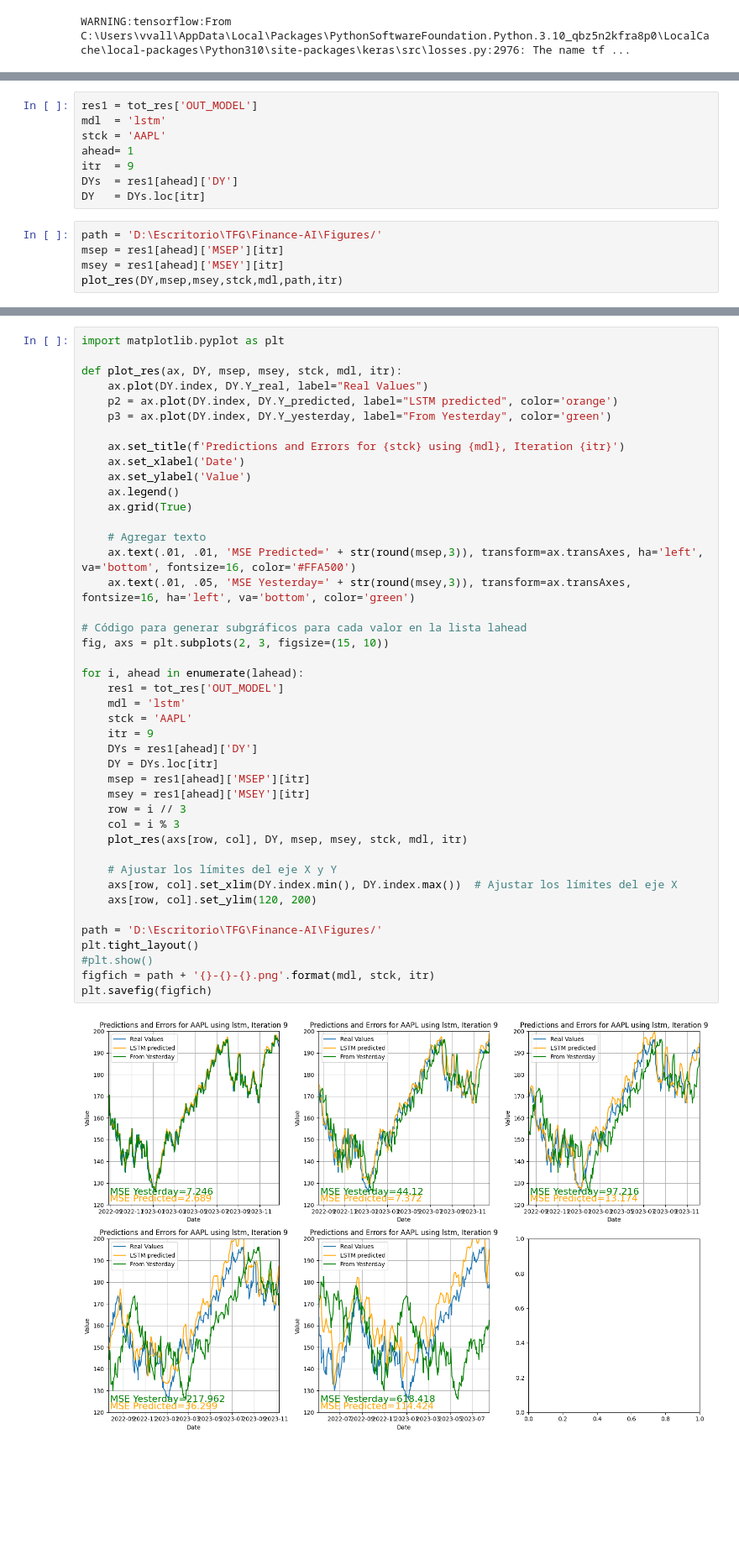
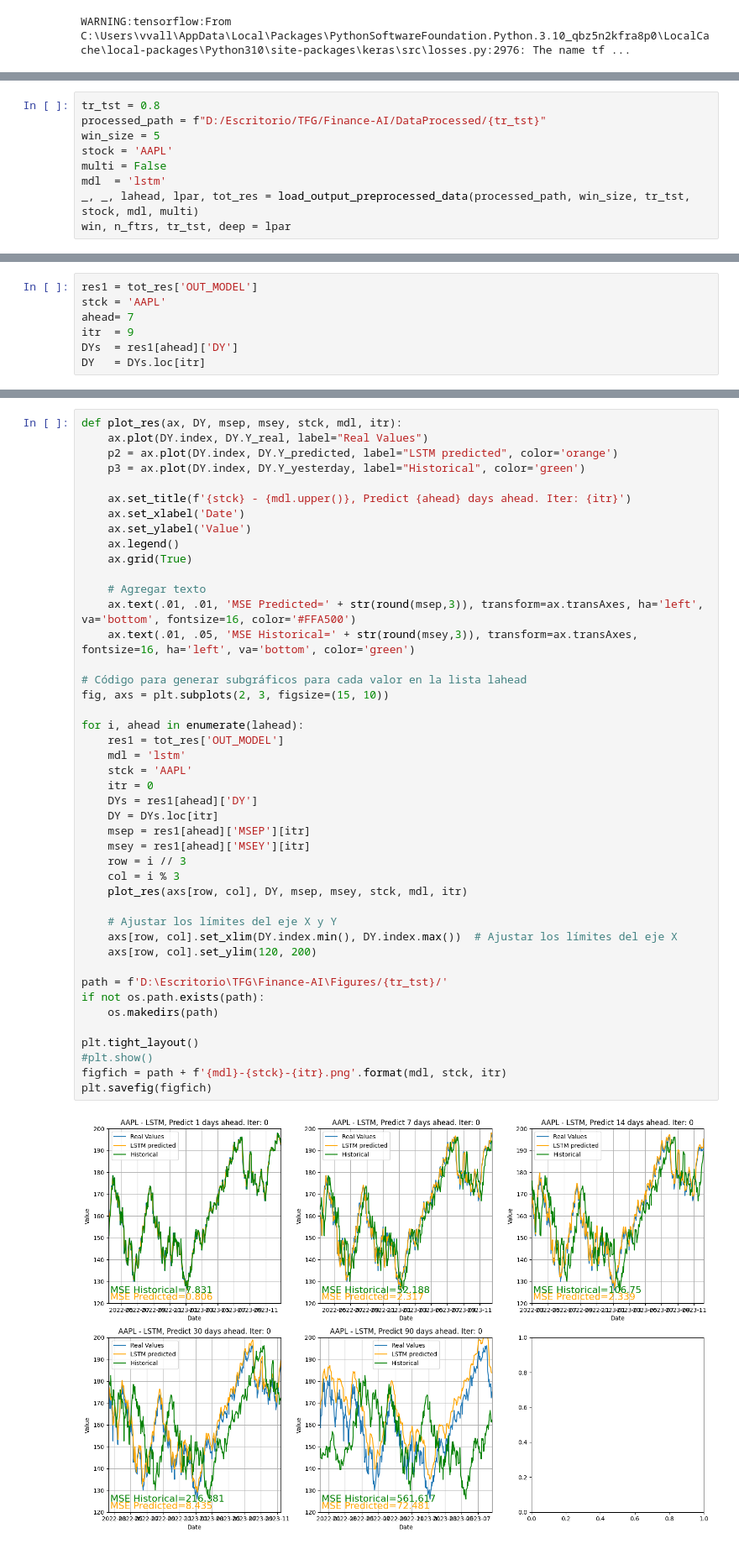
Before and after one commit to jordieres/Finance-AI, a Jupyter notebook: src/ModelsLSTM/VisualizationLSTM.ipynb, the cells around one changed output, grey strips where cells are left out. Shown at 84% size. Cells and saved outputs as stored; diff of their text form; blank space fills up the shorter version.

Commit message:
create a working scenario study the different values of the scenario with its figures for lstm and stcklstm small changes in DataPreprocessing.py structure

```diff
--- a/src/ModelsLSTM/VisualizationLSTM.ipynb
+++ b/src/ModelsLSTM/VisualizationLSTM.ipynb
@@ -123 +54,10 @@ def plot_perf(res,stocks,ahead,path,wdth=10,hght=8):
+# %%
+tr_tst = 0.8
+processed_path = f"D:/Escritorio/TFG/Finance-AI/DataProcessed/{tr_tst}"
+win_size = 5
+stock = 'AAPL'
+multi = False
+mdl  = 'lstm'
+_, _, lahead, lpar, tot_res = load_output_preprocessed_data(processed_path, win_size, tr_tst, stock, mdl, multi)
+win, n_ftrs, tr_tst, deep = lpar
 # %%
@@ -127,13 +67,7 @@ dict_keys([1, 7, 14, 30, 90, 'OUT_MODEL'])
 # %%
 res1 = tot_res['OUT_MODEL']
-mdl  = 'lstm'
 stck = 'AAPL'
-ahead= 1
+ahead= 7
 itr  = 9
 DYs  = res1[ahead]['DY']
 DY   = DYs.loc[itr]
-# %%
-path = 'D:\Escritorio\TFG\Finance-AI\Figures/'
-msep = res1[ahead]['MSEP'][itr]
-msey = res1[ahead]['MSEY'][itr]
-plot_res(DY,msep,msey,stck,mdl,path,itr)
@@ -142,45 +74,46 @@ plot_res(DY,msep,msey,stck,mdl,path,itr)
 # %%
-import matplotlib.pyplot as plt
-
 def plot_res(ax, DY, msep, msey, stck, mdl, itr):
     ax.plot(DY.index, DY.Y_real, label="Real Values")
     p2 = ax.plot(DY.index, DY.Y_predicted, label="LSTM predicted", color='orange')
-    p3 = ax.plot(DY.index, DY.Y_yesterday, label="From Yesterday", color='green')
+    p3 = ax.plot(DY.index, DY.Y_yesterday, label="Historical", color='green')
 
-    ax.set_title(f'Predictions and Errors for {stck} using {mdl}, Iteration {itr}')
+    ax.set_title(f'{stck} - {mdl.upper()}, Predict {ahead} days ahead. Iter: {itr}')
     ax.set_xlabel('Date')
     ax.set_ylabel('Value')
     ax.legend()
     ax.grid(True)
 
     # Agregar texto
     ax.text(.01, .01, 'MSE Predicted=' + str(round(msep,3)), transform=ax.transAxes, ha='left', va='bottom', fontsize=16, color='#FFA500')
-    ax.text(.01, .05, 'MSE Yesterday=' + str(round(msey,3)), transform=ax.transAxes, fontsize=16, ha='left', va='bottom', color='green')
+    ax.text(.01, .05, 'MSE Historical=' + str(round(msey,3)), transform=ax.transAxes, fontsize=16, ha='left', va='bottom', color='green')
 
 # Código para generar subgráficos para cada valor en la lista lahead
 fig, axs = plt.subplots(2, 3, figsize=(15, 10))
 
 for i, ahead in enumerate(lahead):
     res1 = tot_res['OUT_MODEL']
     mdl = 'lstm'
     stck = 'AAPL'
-    itr = 9
+    itr = 0
     DYs = res1[ahead]['DY']
     DY = DYs.loc[itr]
     msep = res1[ahead]['MSEP'][itr]
     msey = res1[ahead]['MSEY'][itr]
     row = i // 3
     col = i % 3
     plot_res(axs[row, col], DY, msep, msey, stck, mdl, itr)
 
     # Ajustar los límites del eje X y Y
     axs[row, col].set_xlim(DY.index.min(), DY.index.max())  # Ajustar los límites del eje X
     axs[row, col].set_ylim(120, 200)
 
-path = 'D:\Escritorio\TFG\Finance-AI\Figures/'
+path = f'D:\Escritorio\TFG\Finance-AI\Figures/{tr_tst}/'
+if not os.path.exists(path):
+    os.makedirs(path)
+
 plt.tight_layout()
 #plt.show()
-figfich = path + '{}-{}-{}.png'.format(mdl, stck, itr)
+figfich = path + f'{mdl}-{stck}-{itr}.png'.format(mdl, stck, itr)
 plt.savefig(figfich)
 # %% [output]
-[figure, old version]
+[figure, new version]
```
Also changed, not shown: parts of 6 cells of this notebook, 13 other files.
